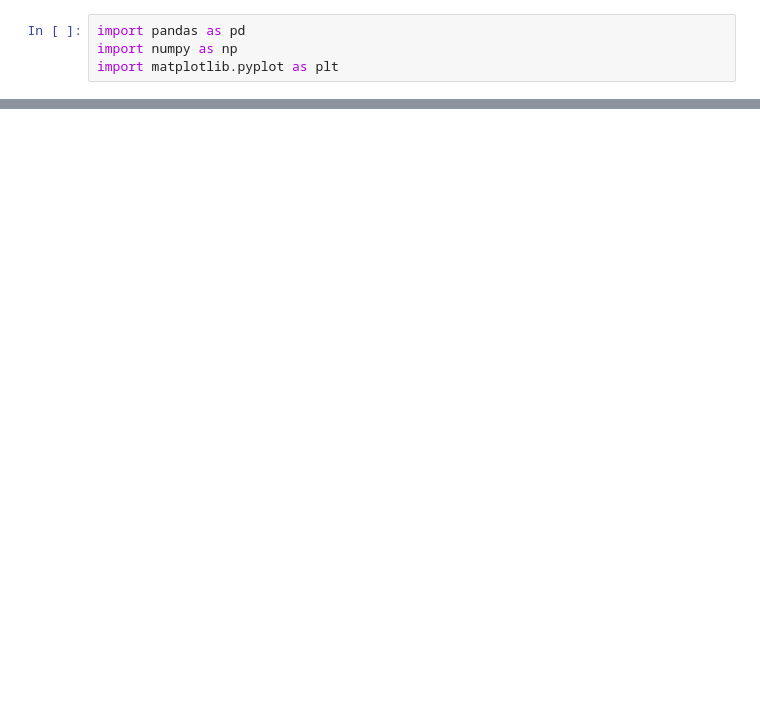
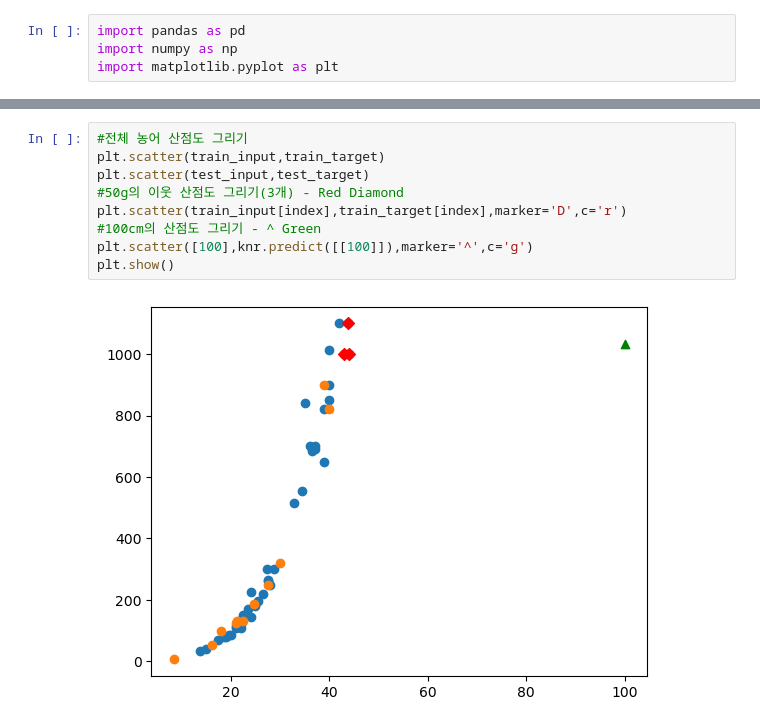
Before and after one commit to choiwinner/Machine_Learning, a Jupyter notebook: LinearRegression/LinearRegression.ipynb, the cells around one changed output, grey strips where cells are left out. Saved outputs shown, nothing was run; the diff lists cells and outputs as text; blank space fills up the shorter version.

```diff
--- a/LinearRegression/LinearRegression.ipynb
+++ b/LinearRegression/LinearRegression.ipynb
@@ -426,0 +190,11 @@ plt.show()
+# %%
+#전체 농어 산점도 그리기
+plt.scatter(train_input,train_target)
+plt.scatter(test_input,test_target)
+#50g의 이웃 산점도 그리기(3개) - Red Diamond
+plt.scatter(train_input[index],train_target[index],marker='D',c='r')
+#100cm의 산점도 그리기 - ^ Green
+plt.scatter([100],knr.predict([[100]]),marker='^',c='g')
+plt.show()
+# %% [output]
+[figure, added]
```
Also changed, not shown: parts of 110 cells of this notebook, 19 other files.
